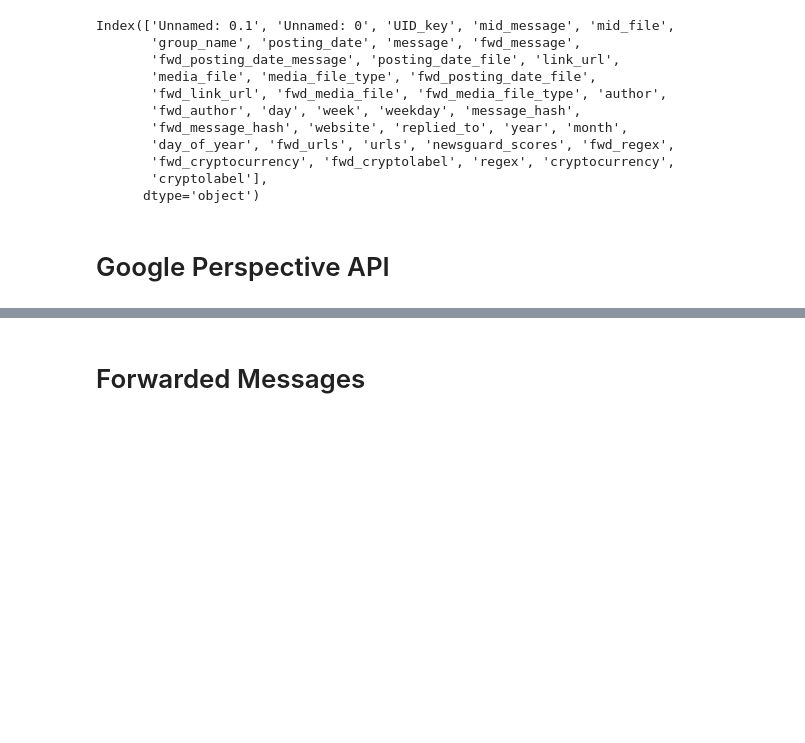
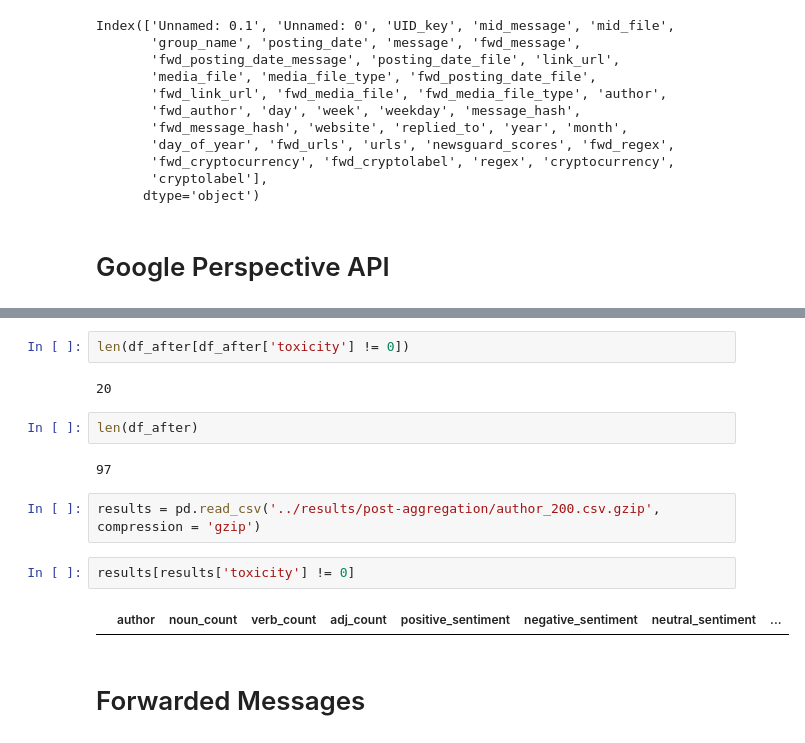
Before and after one commit to krugeremily/DAEGC_Conspiratorial_Actor_Typology, a Jupyter notebook: notebooks/Building Code for Scripts.ipynb, the cells around one changed output, grey strips where cells are left out. Cells and saved outputs as stored; diff of their text form; blank space fills up the shorter version.

```diff
--- a/notebooks/Building Code for Scripts.ipynb
+++ b/notebooks/Building Code for Scripts.ipynb
@@ -859,3 +964,17 @@ for i in tqdm(range(len(sample_df))):
+# %%
+len(df_after[df_after['toxicity'] != 0])
+# %% [output]
+20
+# %%
+len(df_after)
+# %% [output]
+97
+# %%
+results = pd.read_csv('../results/post-aggregation/author_200.csv.gzip', compression = 'gzip')
+# %%
+results[results['toxicity'] != 0]
+# %% [output]
+|  | author | noun_count | verb_count | adj_count | positive_sentiment | negative_sentiment | neutral_sentiment | ... |
 # %% [markdown]
 # Forwarded Messages
 # %%
```
Also changed, not shown: parts of 24 cells of this notebook, 18 other files.
